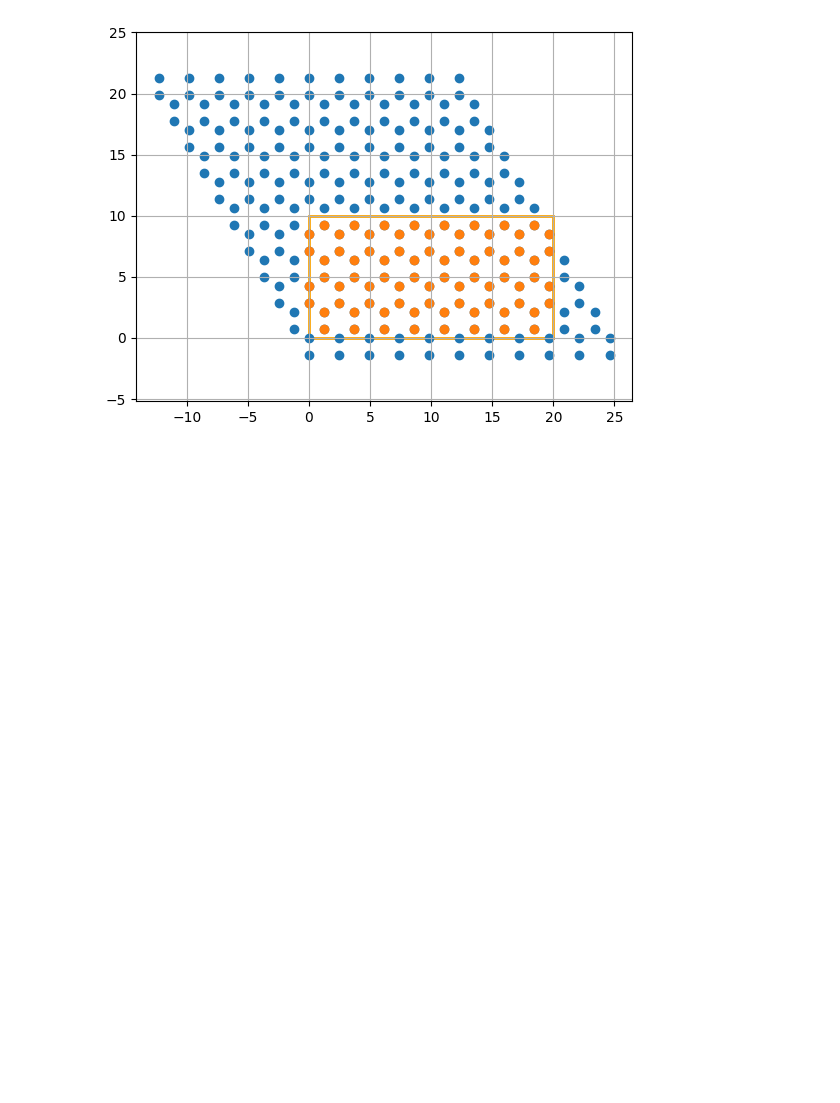
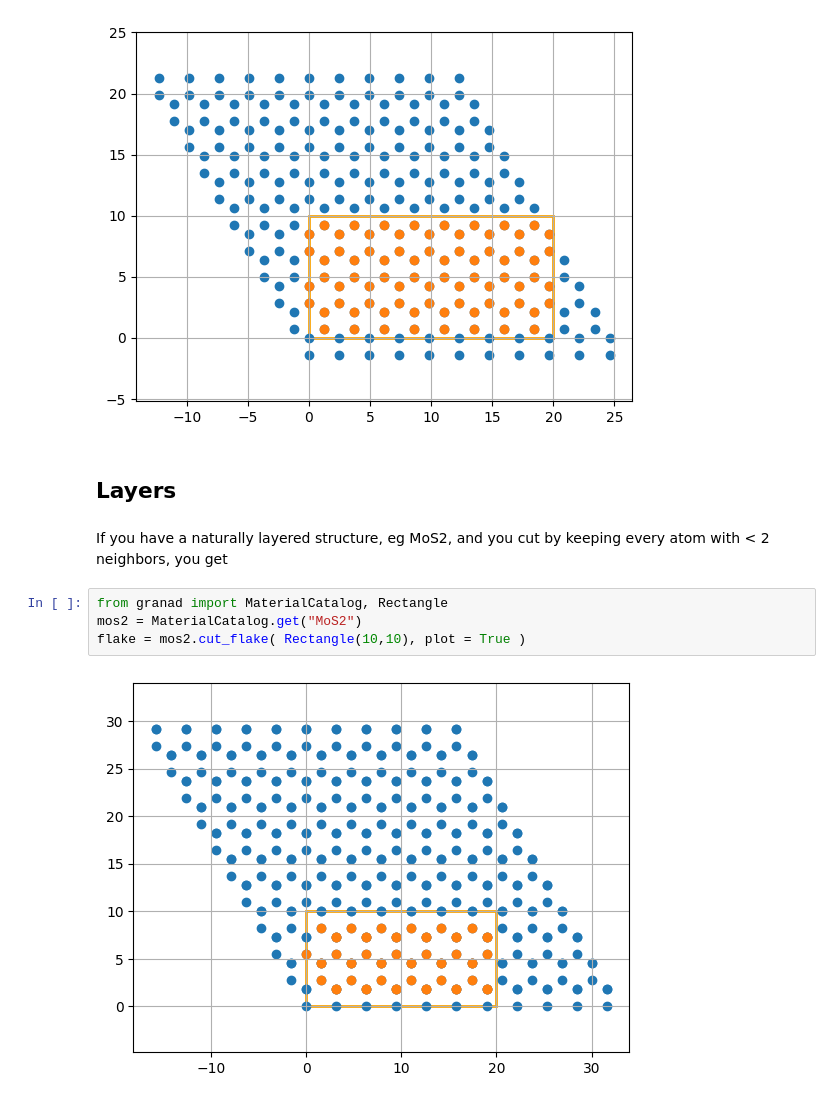
Before and after one commit to GRANADlauncher/granad, a Jupyter notebook: tutorials/f_cutting.ipynb, the cells around one changed output. Saved outputs shown, nothing was run; the diff lists cells and outputs as text; blank space fills up the shorter version.

```diff
--- a/tutorials/f_cutting.ipynb
+++ b/tutorials/f_cutting.ipynb
@@ -152,3 +152,13 @@ Cutting removes "dangling" atoms by default. Dangling atoms are defined by their
 flake = graphene.cut_flake( Rectangle(10,10), plot = True, minimum_neighbor_number = 0 )
 # %% [output]
 [figure]
+# %% [markdown]
+## Layers
+# %% [markdown]
+If you have a naturally layered structure, eg MoS2, and you cut by keeping every atom with < 2 neighbors, you get
+# %%
+from granad import MaterialCatalog, Rectangle
+mos2 = MaterialCatalog.get("MoS2")
+flake = mos2.cut_flake( Rectangle(10,10), plot = True )
+# %% [output]
+[figure, added]
```
Also changed, not shown: parts of 4 cells of this notebook, 41 other files.
